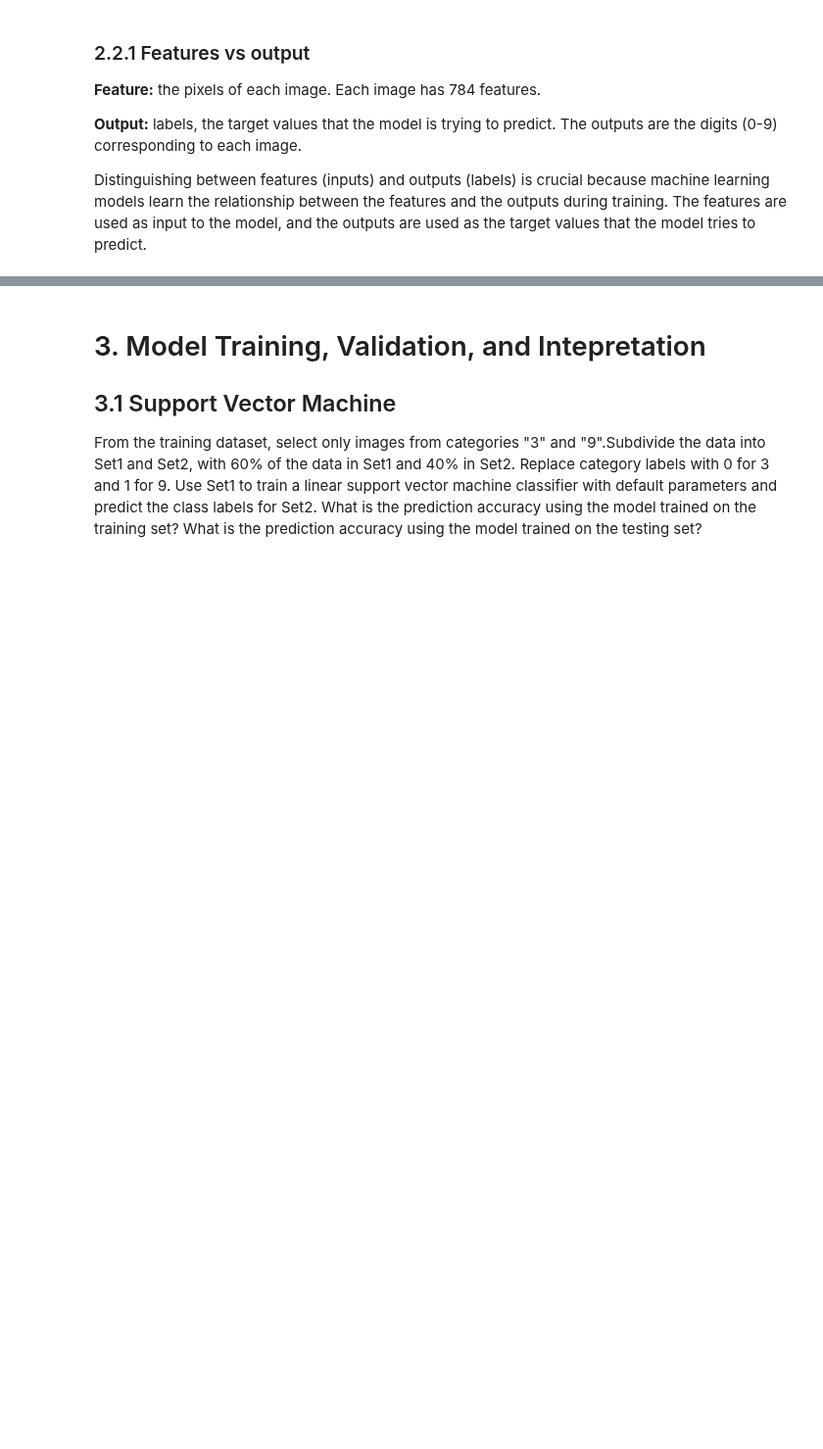
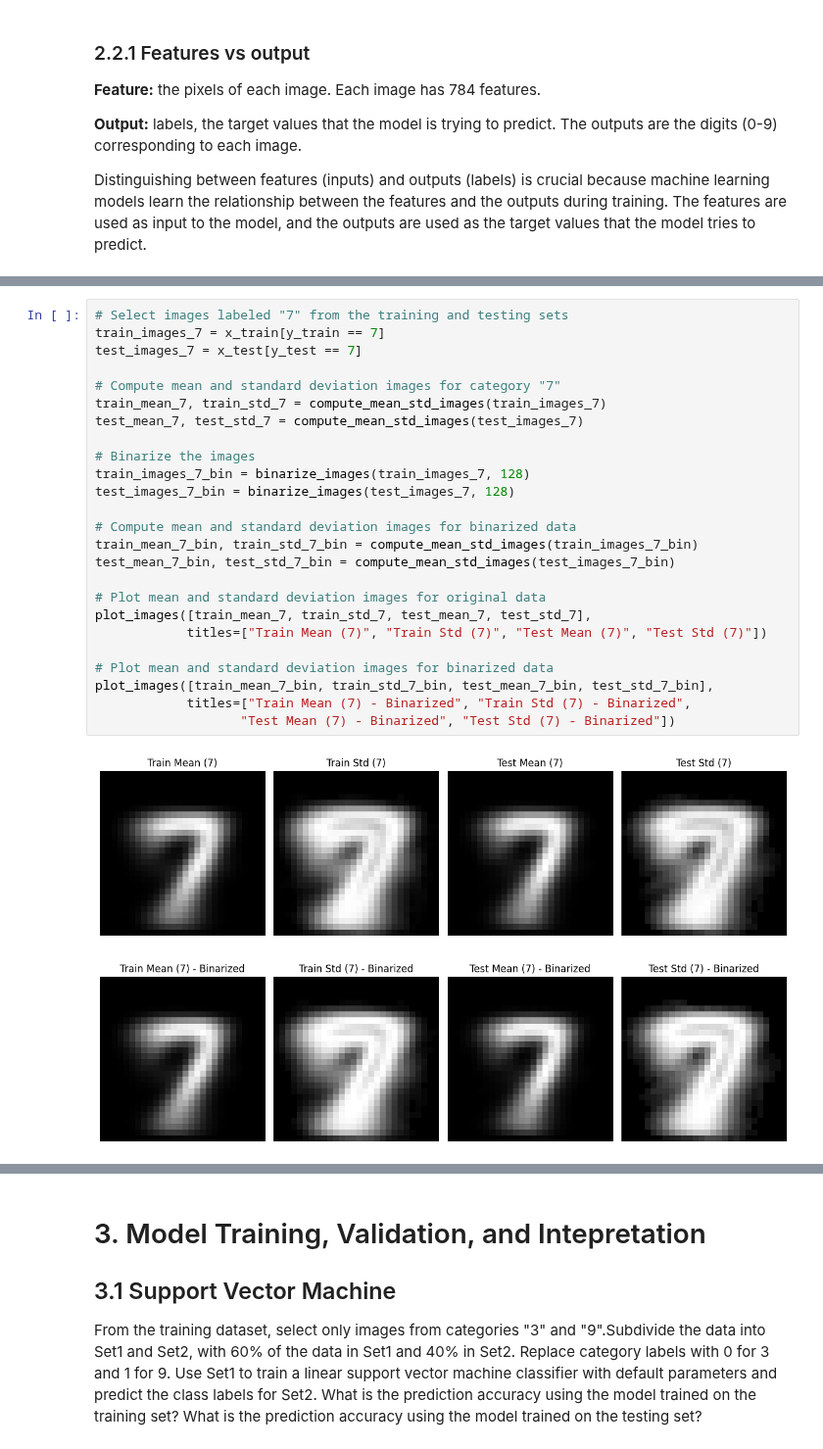
Before and after one commit to junyi2022/musa-650-remote-sensing, a Jupyter notebook: assignments/HW1.ipynb, the cells around one changed output, grey strips where cells are left out. Shown at 98% size. Saved outputs shown, nothing was run; the diff lists cells and outputs as text; blank space fills up the shorter version.

```diff
--- a/assignments/HW1.ipynb
+++ b/assignments/HW1.ipynb
@@ -381,0 +455,28 @@ Distinguishing between features (inputs) and outputs (labels) is crucial because
+# %%
+# Select images labeled "7" from the training and testing sets
+train_images_7 = x_train[y_train == 7]
+test_images_7 = x_test[y_test == 7]
+
+# Compute mean and standard deviation images for category "7"
+train_mean_7, train_std_7 = compute_mean_std_images(train_images_7)
+test_mean_7, test_std_7 = compute_mean_std_images(test_images_7)
+
+# Binarize the images
+train_images_7_bin = binarize_images(train_images_7, 128)
+test_images_7_bin = binarize_images(test_images_7, 128)
+
+# Compute mean and standard deviation images for binarized data
+train_mean_7_bin, train_std_7_bin = compute_mean_std_images(train_images_7_bin)
+test_mean_7_bin, test_std_7_bin = compute_mean_std_images(test_images_7_bin)
+
+# Plot mean and standard deviation images for original data
+plot_images([train_mean_7, train_std_7, test_mean_7, test_std_7],
+            titles=["Train Mean (7)", "Train Std (7)", "Test Mean (7)", "Test Std (7)"])
+
+# Plot mean and standard deviation images for binarized data
+plot_images([train_mean_7_bin, train_std_7_bin, test_mean_7_bin, test_std_7_bin],
+            titles=["Train Mean (7) - Binarized", "Train Std (7) - Binarized",
+                   "Test Mean (7) - Binarized", "Test Std (7) - Binarized"])
+# %% [output]
+[figure, added]
+[figure, added]
```
Also changed, not shown: parts of 7 cells of this notebook.
